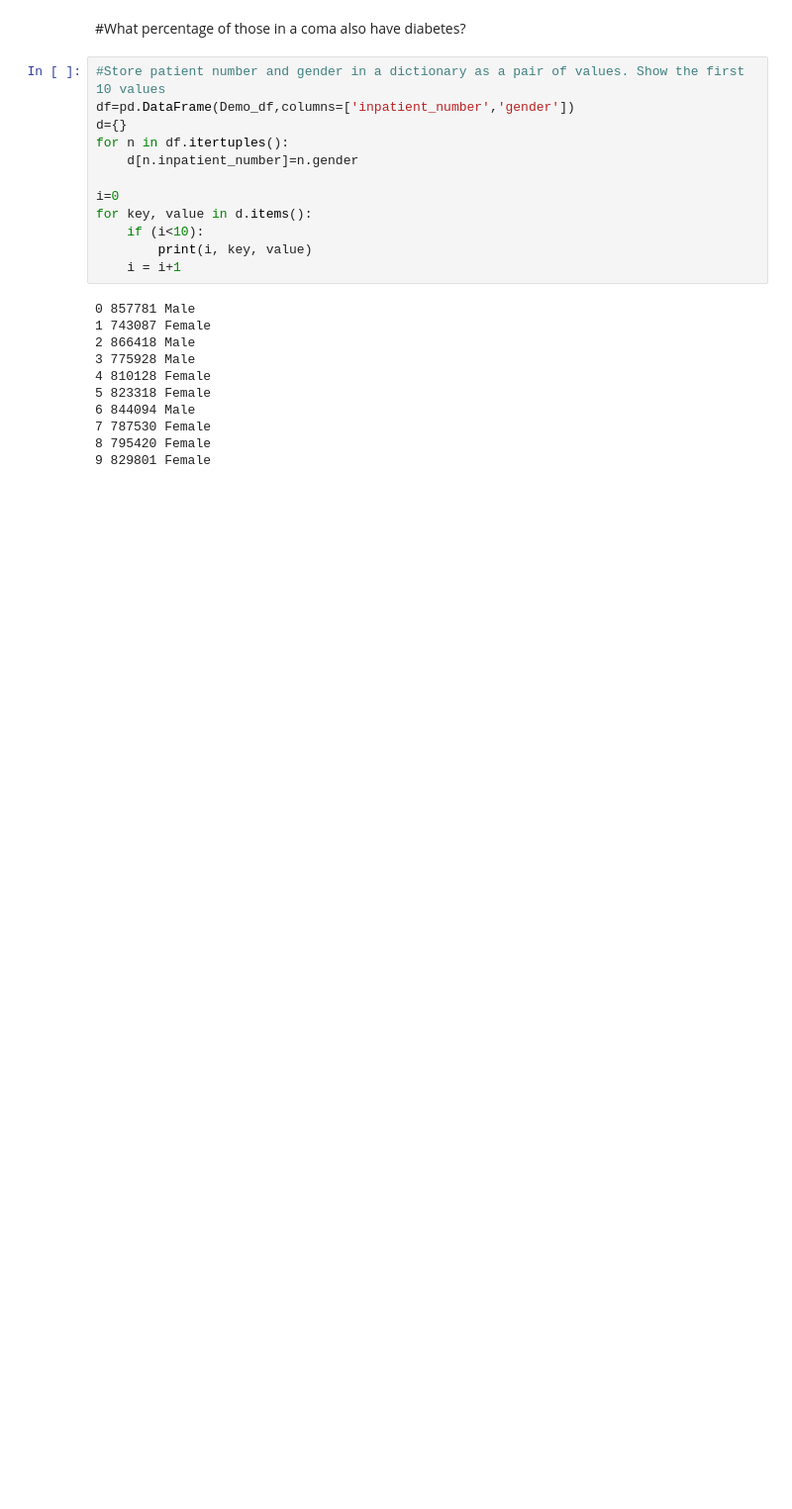
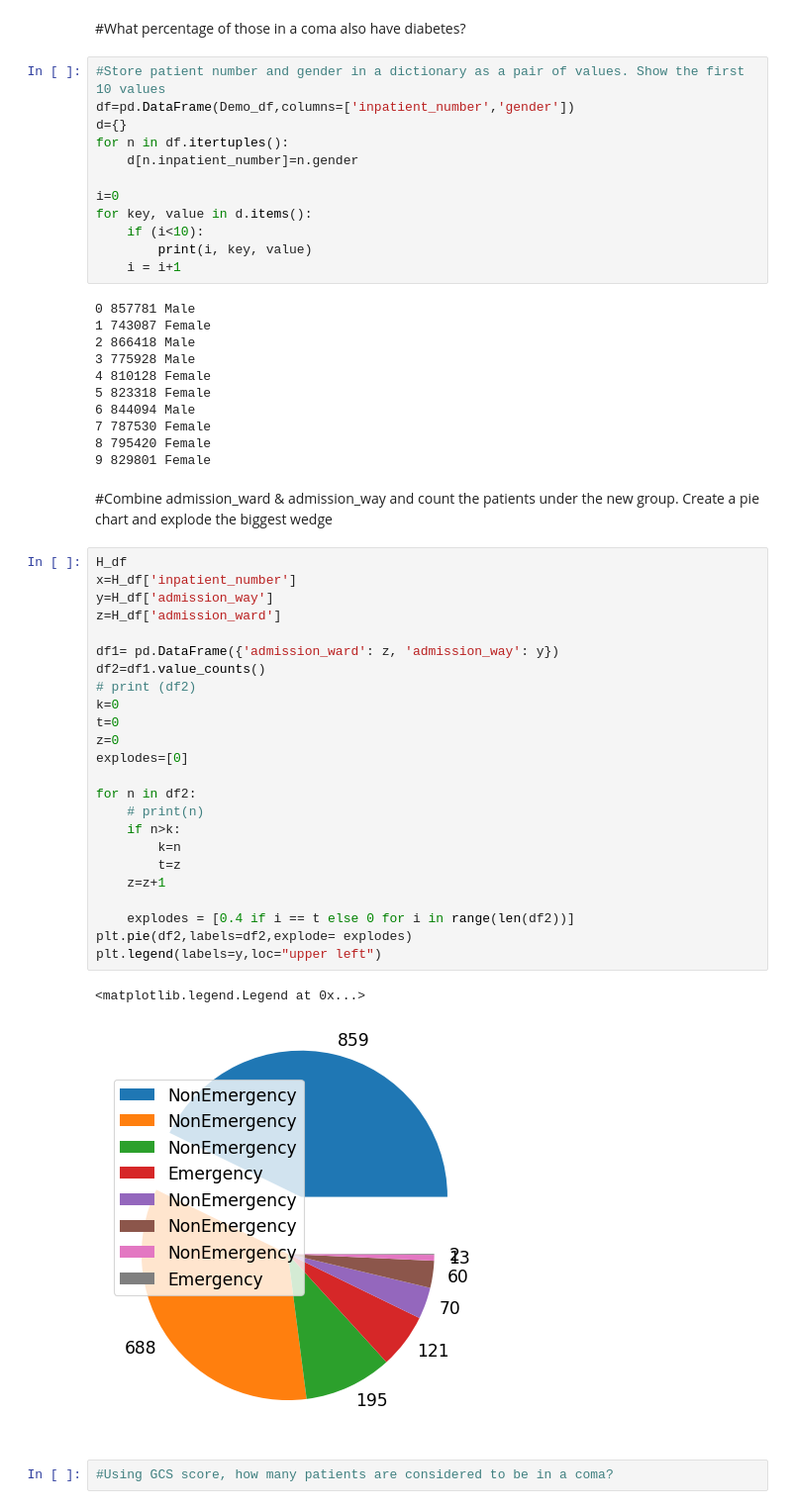
Before and after one commit to Moinandy6/Team9_Py-Stars_Python-Hackathon_Apr24, a Jupyter notebook: Question16-32.ipynb, the cells around one changed output. Shown at 99% size. Cells and saved outputs as stored; diff of their text form; blank space fills up the shorter version.

```diff
--- a/Question16-32.ipynb
+++ b/Question16-32.ipynb
@@ -127,3 +126,34 @@ for key, value in d.items():
 7 787530 Female
 8 795420 Female
 9 829801 Female
+# %% [markdown]
+#Combine admission_ward & admission_way and count the patients under the new group. Create a pie chart and explode the biggest wedge
+# %%
+H_df
+x=H_df['inpatient_number']
+y=H_df['admission_way']
+z=H_df['admission_ward']
+
+df1= pd.DataFrame({'admission_ward': z, 'admission_way': y})
+df2=df1.value_counts()
+# print (df2)
+k=0
+t=0
+z=0
+explodes=[0]
+
+for n in df2:
+    # print(n)
+    if n>k:
+        k=n
+        t=z
+    z=z+1
+
+    explodes = [0.4 if i == t else 0 for i in range(len(df2))]
+plt.pie(df2,labels=df2,explode= explodes)
+plt.legend(labels=y,loc="upper left")
+# %% [output]
+<matplotlib.legend.Legend at 0x...>
+[figure, added]
+# %%
+#Using GCS score, how many patients are considered to be in a coma?
```
Also changed, not shown: parts of 7 cells of this notebook.
